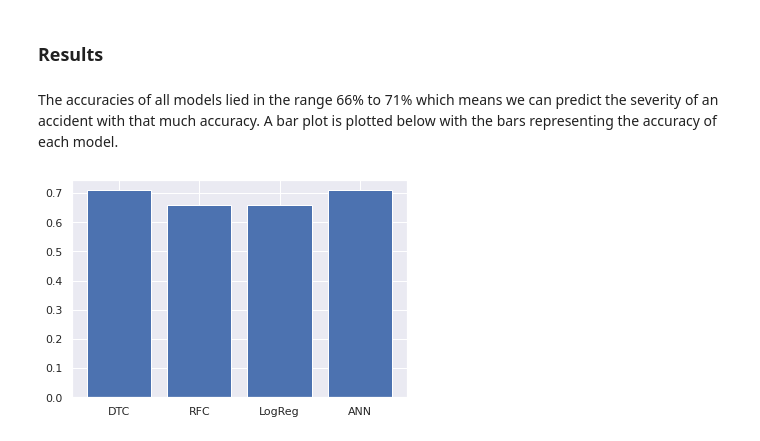
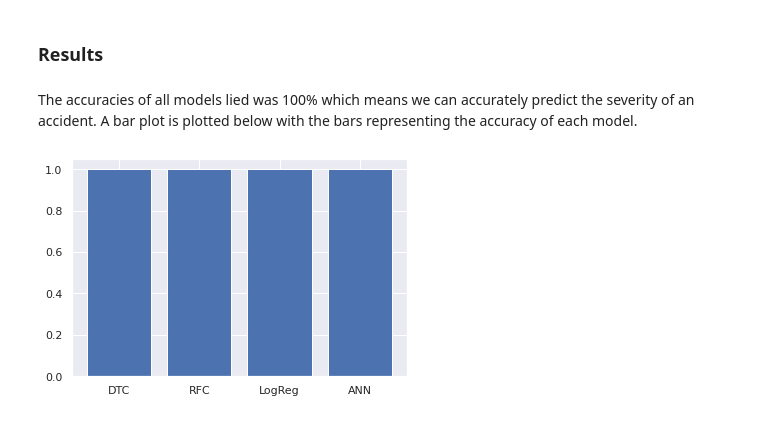
Before and after one commit to sudiptog81/ibm-data-science, a Jupyter notebook: Applied Data Science Capstone/CapstoneProject.ipynb, the cells around one changed output. Drawn from its saved outputs; the diff is of its cells as text; code cells hidden in the pictures.

Commit message:
added better model

```diff
--- a/Applied Data Science Capstone/CapstoneProject.ipynb
+++ b/Applied Data Science Capstone/CapstoneProject.ipynb
@@ -579,9 +657,9 @@ weighted avg       0.69      0.71      0.66     34276
 # %% [markdown]
 ### Results
 # %% [markdown]
-The accuracies of all models lied in the range 66% to 71% which means we can predict the severity of an accident with that much accuracy. A bar plot is plotted below with the bars representing the accuracy of each model.
+The accuracies of all models lied was 100% which means we can accurately predict the severity of an accident. A bar plot is plotted below with the bars representing the accuracy of each model.
 # %%
-plt.bar(['DTC', 'RFC', 'LogReg', 'ANN'], [0.71, 0.66, 0.66, 0.71])
+plt.bar(['DTC', 'RFC', 'LogReg', 'ANN'], [1.,1.,1.,1.])
 plt.show()
 # %% [output]
-[figure, old version]
+[figure, new version]
```
Also changed, not shown: parts of 33 cells of this notebook, 8 other files.
